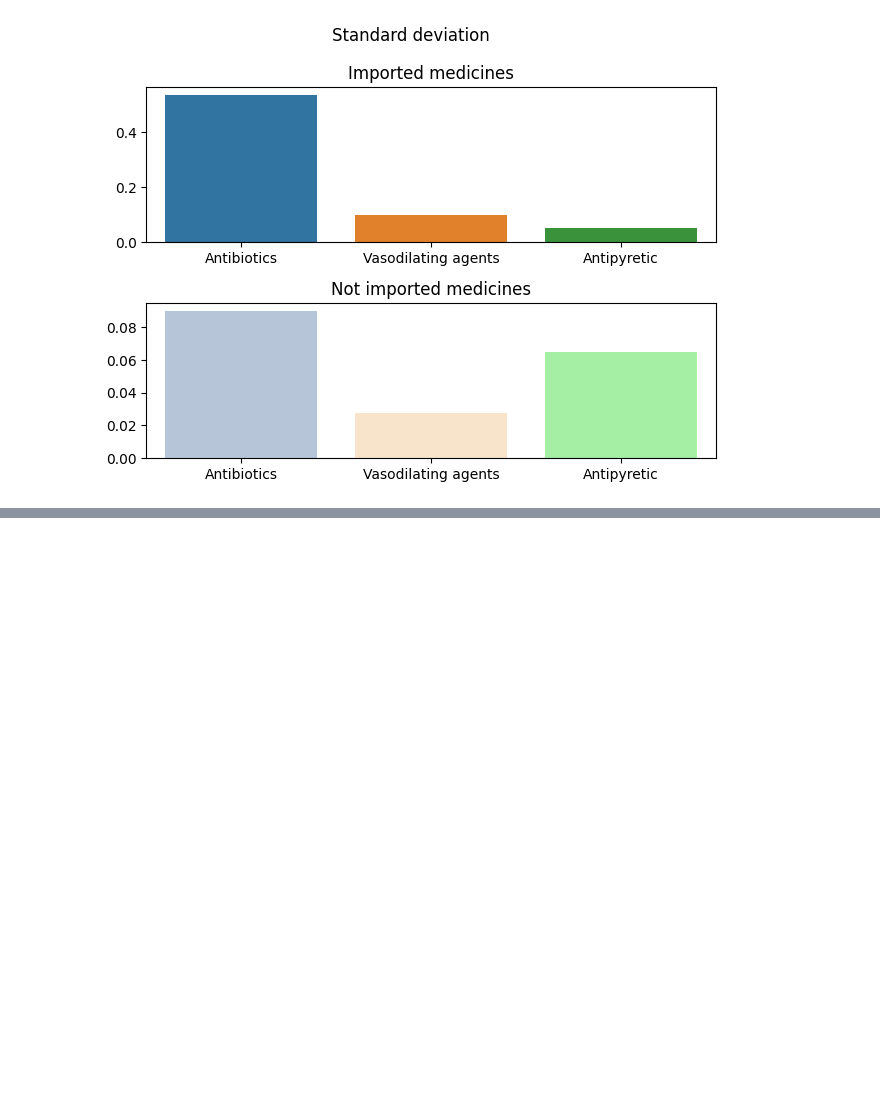
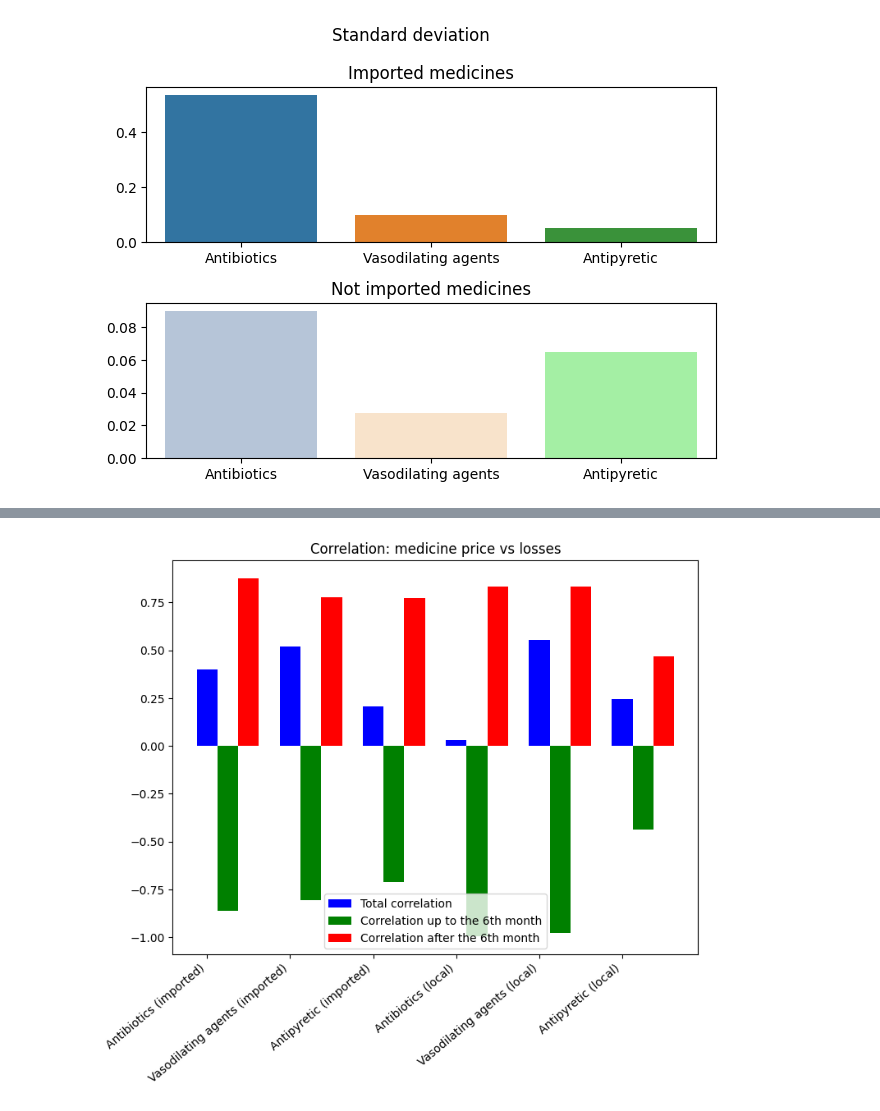
Before and after one commit to RogerPerello/EDA_project, a Jupyter notebook: src/EDA_hipotesis_1.ipynb, the cells around one changed output, grey strips where cells are left out. Cells and saved outputs as stored; diff of their text form; code cells hidden in the pictures; blank space fills up the shorter version.

```diff
--- a/src/EDA_hipotesis_1.ipynb
+++ b/src/EDA_hipotesis_1.ipynb
@@ -95,0 +204,25 @@ NameError: name 'f' is not defined
+# %%
+total_index_drops = [['2022-03-15'], ['2022-03-15', '2022-07-15', '2022-08-15', '2022-09-15'], ['2022-03-15', '2022-04-15', '2022-05-15', '2022-06-15']]
+
+corr_vectors = []
+for index_drops in total_index_drops:
+       corr_vector = []
+       for element in commodities:
+              df_prices_monthly_single_med = applies_where_groupby_mean_drop(df_prices, 'commodity', 'date', element, index_drops=index_drops, median=True)
+              df_price_personnel = df_prices_monthly_single_med.merge(df_monthly_personnel_datetime, left_index=True, right_index=True)
+              corr_vector.append(df_price_personnel.corr()['usdprice'][1])
+       corr_vectors.append(corr_vector)
+
+X = np.arange(6)
+fig = plt.figure()
+ax = fig.add_axes([0,0,1,1])
+ax.bar(X + 0.00, corr_vectors[0], color = 'b', width = 0.25)
+ax.bar(X + 0.25, corr_vectors[1], color = 'g', width = 0.25)
+ax.bar(X + 0.50, corr_vectors[2], color = 'r', width = 0.25)
+plt.xticks([0, 1, 2, 3, 4, 5], commodities)
+ax.set_xticklabels(ax.get_xticklabels(), rotation=40, ha="right")
+ax.legend(labels=['Total correlation', 'Correlation up to the 6th month', 'Correlation after the 6th month'])
+plt.title('Correlation: medicine price vs losses')
+plt.show()
+# %% [output]
+[figure, added]
```
Also changed, not shown: parts of 28 cells of this notebook, 6 other files.
